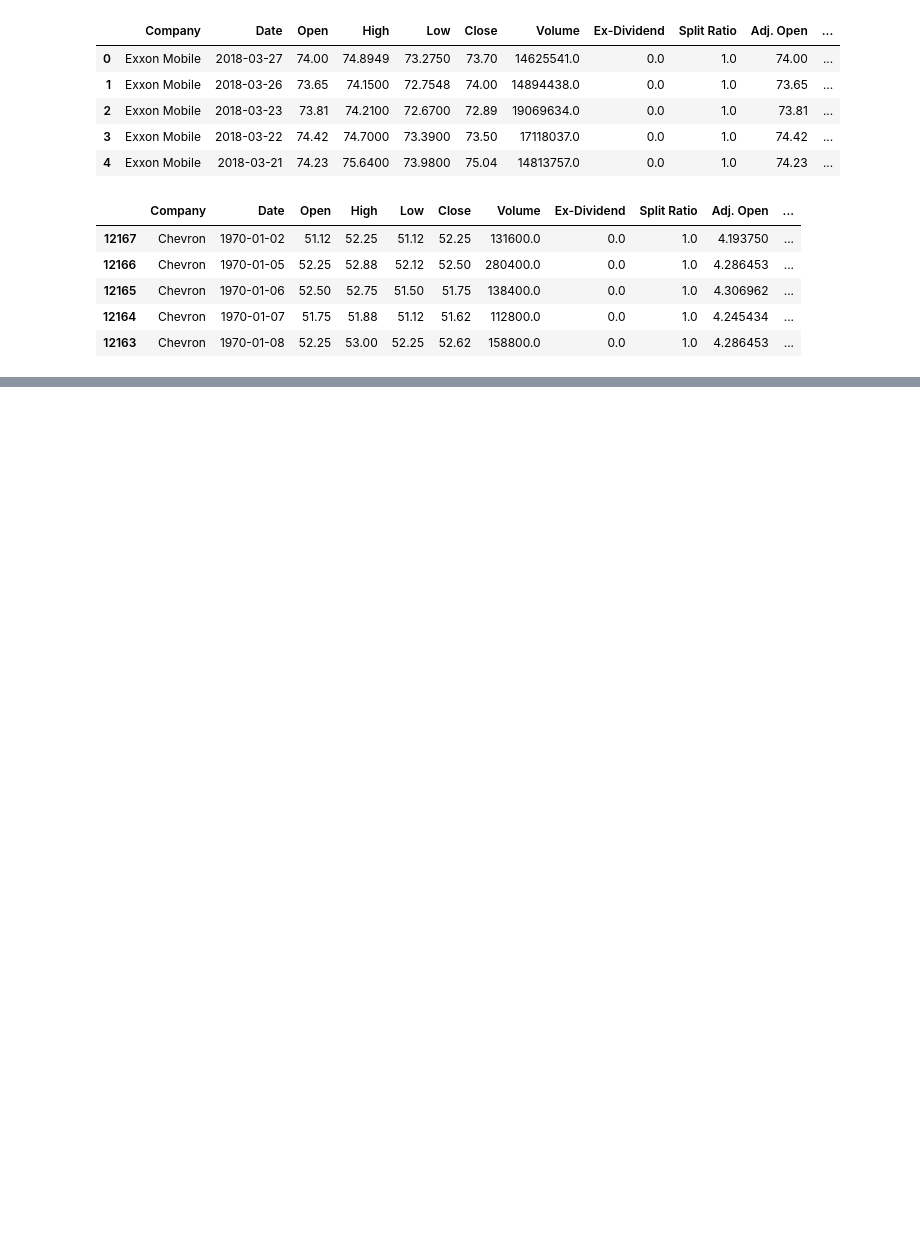
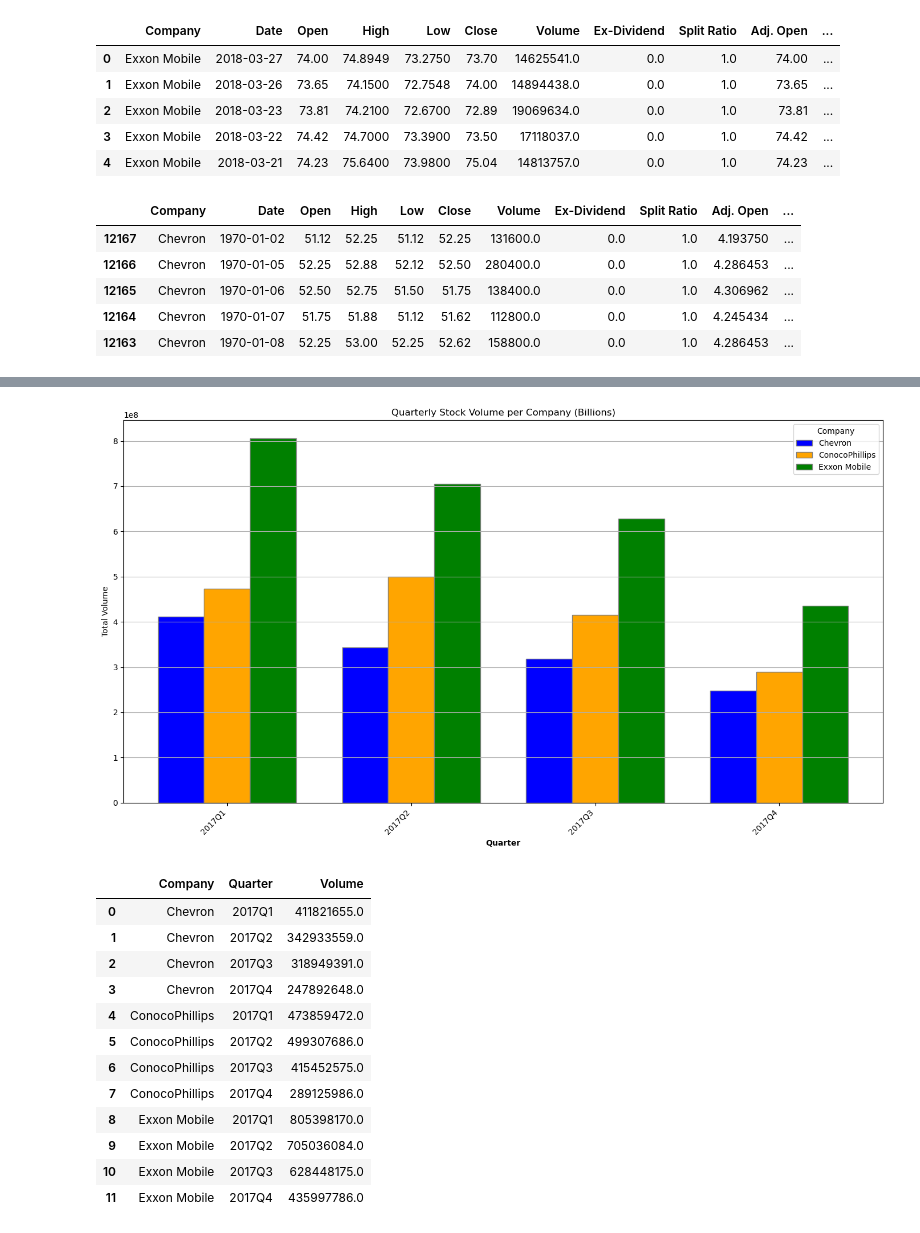
Before and after one commit to KendallBurkett/Project-1, a Jupyter notebook: oil_company_analysis.ipynb, the cells around one changed output, grey strips where cells are left out. Cells and saved outputs as stored; diff of their text form; code cells hidden in the pictures; blank space fills up the shorter version.

```diff
--- a/oil_company_analysis.ipynb
+++ b/oil_company_analysis.ipynb
@@ -179,0 +116,58 @@ See the caveats in the documentation: https://pandas.pydata.org/pandas-docs/stab
+# %%
+# Calculate the quarterly stock volume
+quarterly_volume = filtered_data.groupby(['Company', 'Quarter'], as_index=False).agg({
+    'Volume': 'sum'
+})
+
+# Convert the Quarter to a string for plotting
+quarterly_volume['Quarter'] = quarterly_volume['Quarter'].astype(str)
+
+# Get unique quarters and companies
+unique_quarters = quarterly_volume['Quarter'].unique()
+unique_companies = quarterly_volume['Company'].unique()
+
+# Set the width of the bars
+bar_width = 0.25
+
+# Set the position of the bars on the x-axis
+r1 = range(len(unique_quarters))
+r2 = [x + bar_width for x in r1]
+r3 = [x + bar_width for x in r2]
+
+# Plot the bars
+plt.figure(figsize=(14, 8))
+
+for i, company in enumerate(unique_companies):
+    company_data = quarterly_volume[quarterly_volume['Company'] == company]
+    positions = [x + i * bar_width for x in r1]
+    plt.bar(positions, company_data['Volume'], width=bar_width, edgecolor='grey', label=company, color=colors[company])
+
+# Add xticks on the middle of the group bars
+plt.xlabel('Quarter', fontweight='bold')
+plt.xticks([r + bar_width for r in range(len(unique_quarters))], unique_quarters)
+
+plt.title('Quarterly Stock Volume per Company (Billions)')
+plt.ylabel('Total Volume')
+plt.legend(title='Company')
+plt.grid(axis='y')
+plt.xticks(rotation=45, ha='right')
+plt.tight_layout()
+plt.savefig('outputs/quarterly_stock_volume.png')
+plt.show()
+
+quarterly_volume
+# %% [output]
+[figure, added]
+|  | Company | Quarter | Volume |
+| 0 | Chevron | 2017Q1 | 411821655.0 |
+| 1 | Chevron | 2017Q2 | 342933559.0 |
+| 2 | Chevron | 2017Q3 | 318949391.0 |
+| 3 | Chevron | 2017Q4 | 247892648.0 |
+| 4 | ConocoPhillips | 2017Q1 | 473859472.0 |
+| 5 | ConocoPhillips | 2017Q2 | 499307686.0 |
+| 6 | ConocoPhillips | 2017Q3 | 415452575.0 |
+| 7 | ConocoPhillips | 2017Q4 | 289125986.0 |
+| 8 | Exxon Mobile | 2017Q1 | 805398170.0 |
+| 9 | Exxon Mobile | 2017Q2 | 705036084.0 |
+| 10 | Exxon Mobile | 2017Q3 | 628448175.0 |
+| 11 | Exxon Mobile | 2017Q4 | 435997786.0 |
```
Also changed, not shown: parts of 15 cells of this notebook, 1 other file.
